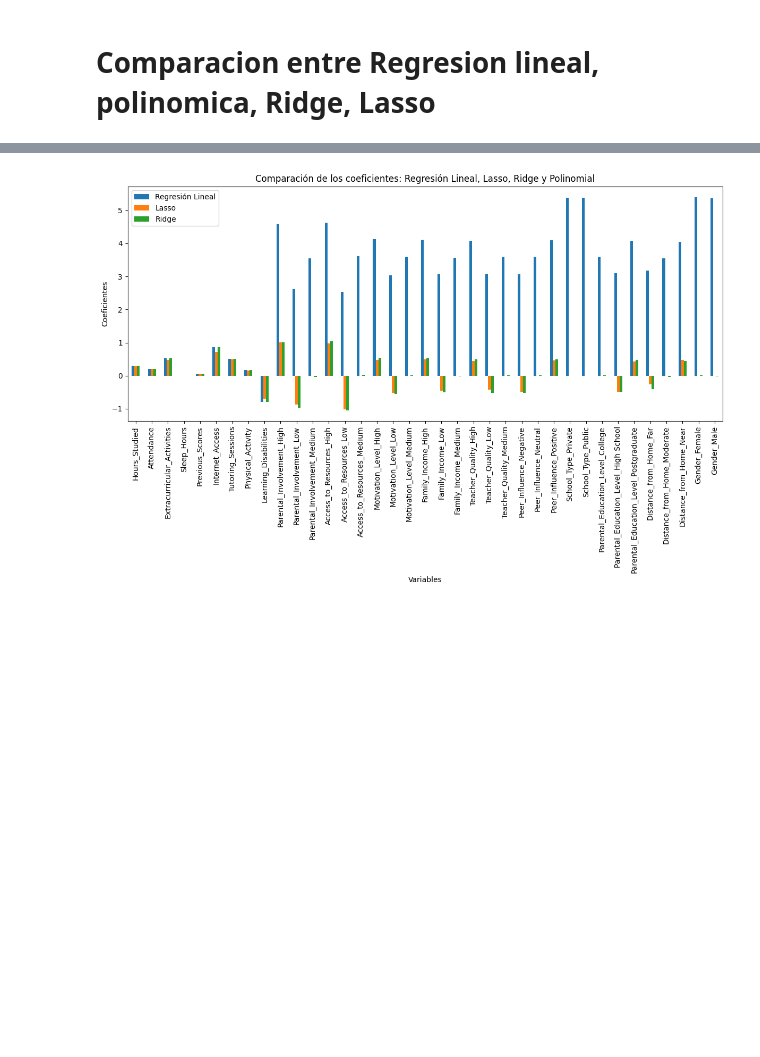
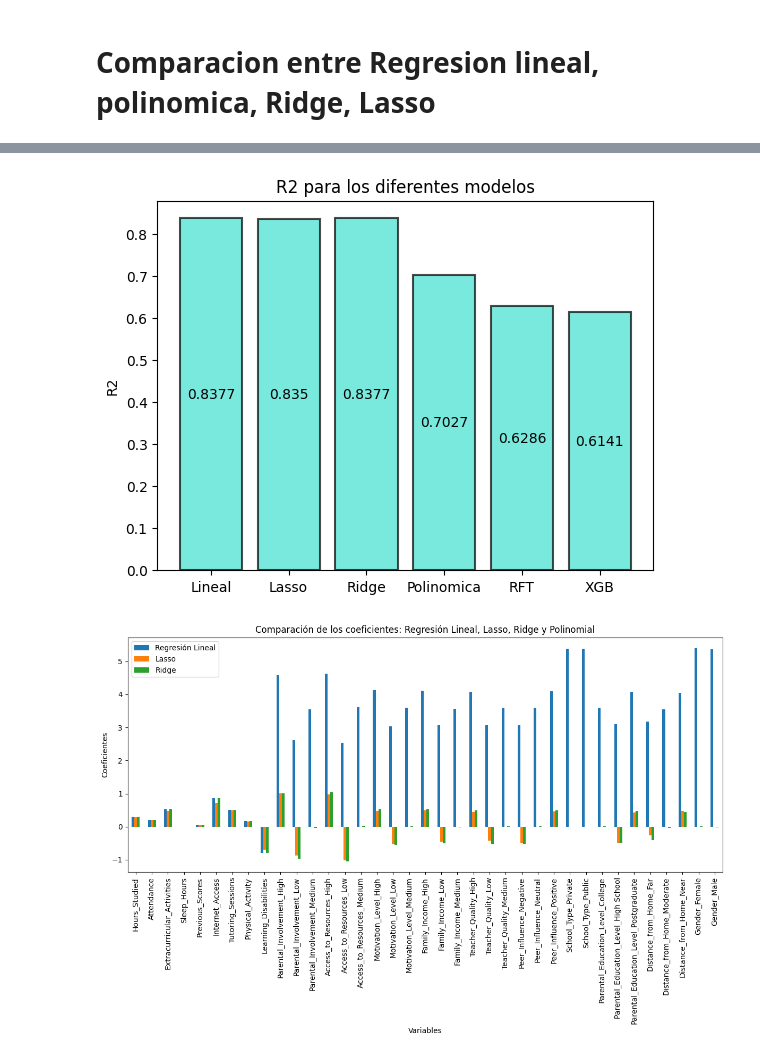
Before and after one commit to MatiasdeBuren/Final-Modelos-y-Simulacion, a Jupyter notebook: modelosFinal.ipynb, the cells around one changed output, grey strips where cells are left out. Drawn from its saved outputs; the diff is of its cells as text; code cells hidden in the pictures; blank space fills up the shorter version.

```diff
--- a/modelosFinal.ipynb
+++ b/modelosFinal.ipynb
@@ -367,3 +390,15 @@ plt.show()
+# %%
+r2 = [r2_regresion_lineal, r2_lasso, r2_ridge, r2_polinomial, r2RFT, r2_xgb]
+
+bars = plt.bar(model_names, r2, color='turquoise', alpha=0.7, width=0.8, align='center', edgecolor='black', linewidth=1.5, capsize=0.5, ecolor='black')
+plt.ylabel('R2')
+plt.title('R2 para los diferentes modelos')
+for bar in bars:
+    yval = bar.get_height()
+    plt.text(bar.get_x() + bar.get_width()/2, yval/2, round(yval, 4), ha='center', va='center', color='black')
+plt.show()
+# %% [output]
+[figure, added]
 # %%
 import matplotlib.pyplot as plt
 import numpy as np
```
Also changed, not shown: parts of 14 cells of this notebook.
